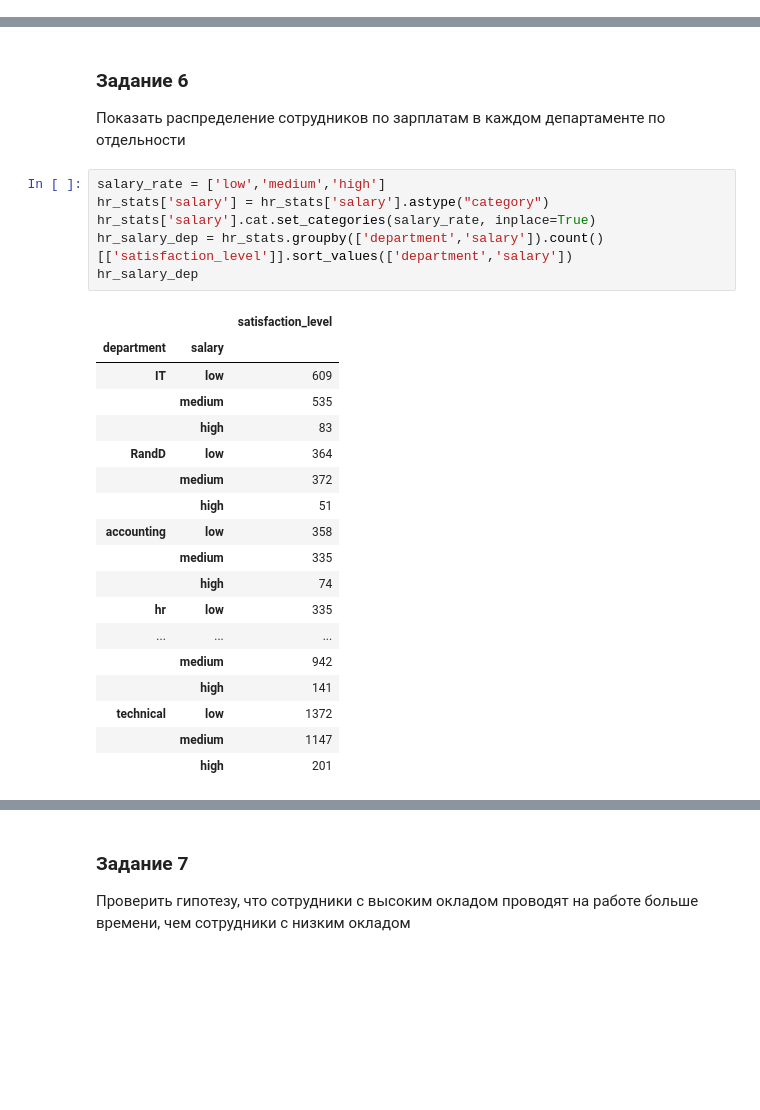
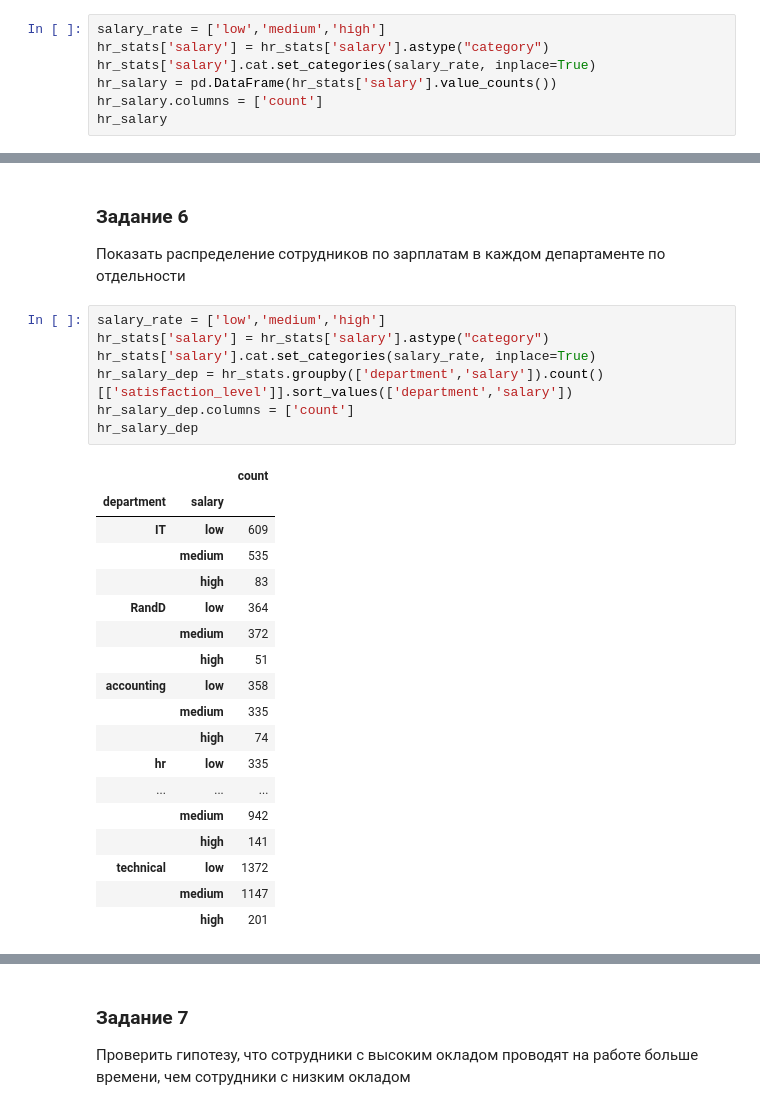
Before and after one commit to IrinaYakovlevaRu/NetologyPython, a Jupyter notebook: Diploma/python_diplom.ipynb, the cells around one changed output, grey strips where cells are left out. Cells and saved outputs as stored; diff of their text form; blank space fills up the shorter version.

```diff
--- a/Diploma/python_diplom.ipynb
+++ b/Diploma/python_diplom.ipynb
@@ -135,0 +129,7 @@ hr_salary
+# %%
+salary_rate = ['low','medium','high']
+hr_stats['salary'] = hr_stats['salary'].astype("category")
+hr_stats['salary'].cat.set_categories(salary_rate, inplace=True)
+hr_salary = pd.DataFrame(hr_stats['salary'].value_counts())
+hr_salary.columns = ['count']
+hr_salary
@@ -147,11 +171,12 @@ Text(0.5, 1.0, 'Распределение сотрудников по зарп
 # %%
 salary_rate = ['low','medium','high']
 hr_stats['salary'] = hr_stats['salary'].astype("category")
 hr_stats['salary'].cat.set_categories(salary_rate, inplace=True)
 hr_salary_dep = hr_stats.groupby(['department','salary']).count()[['satisfaction_level']].sort_values(['department','salary'])
+hr_salary_dep.columns = ['count']
 hr_salary_dep
 # %% [output]
-|  |  | satisfaction_level |
+|  |  | count |
 | department | salary |  |
 | IT | low | 609 |
 |  | medium | 535 |
```
Also changed, not shown: parts of 22 cells of this notebook.
